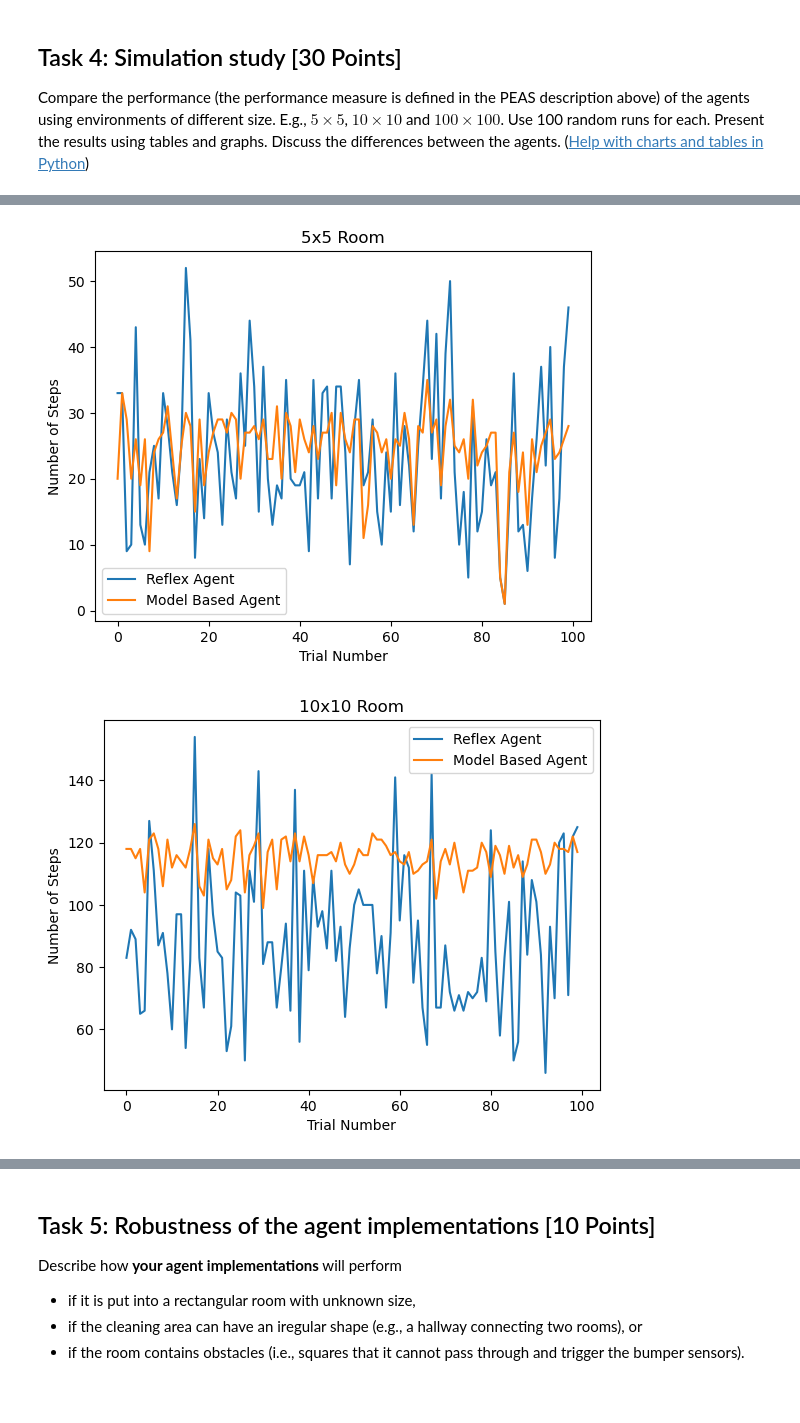
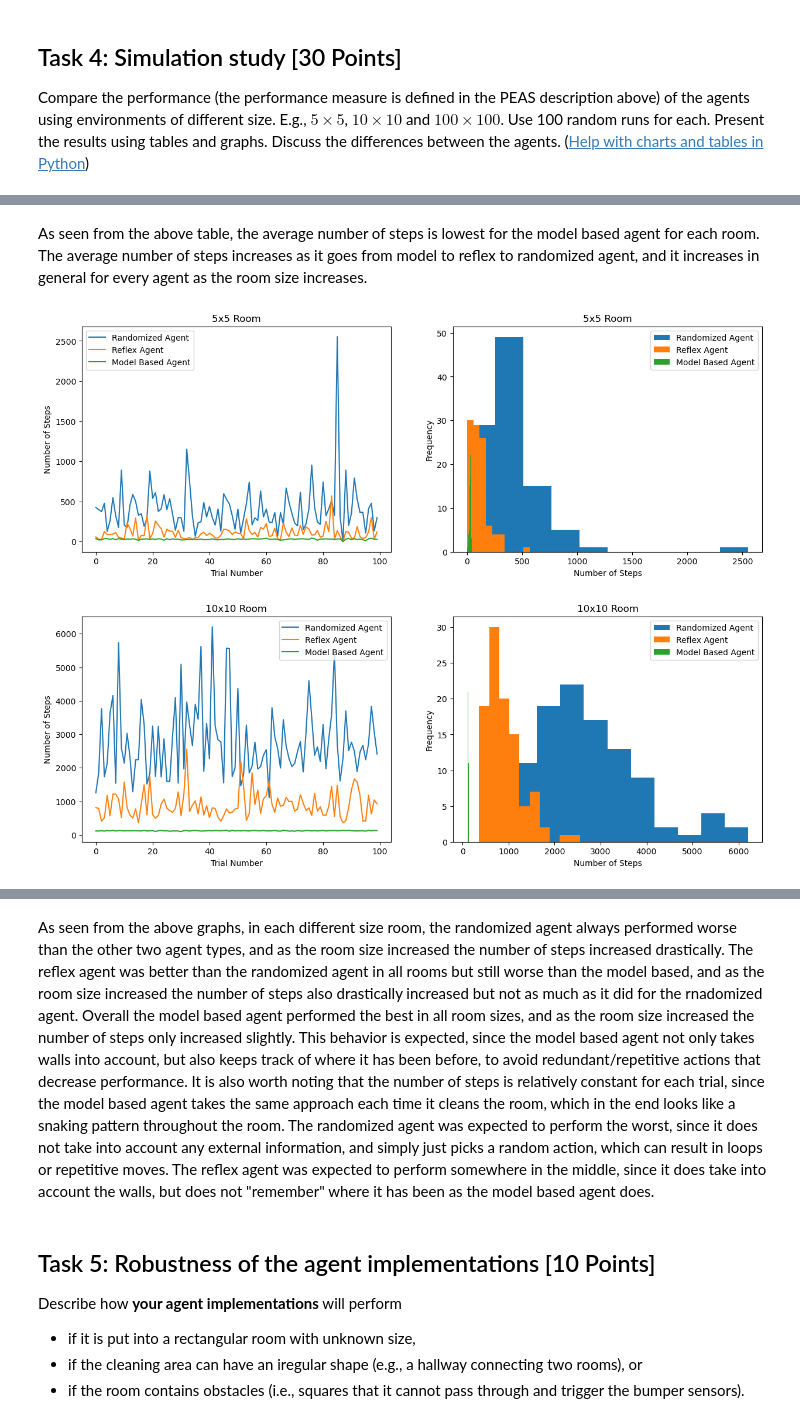
Before and after one commit to leilaniGegg/CS7320-ArtificialIntelligence, a Jupyter notebook: Assignment 2/robot_vacuum.ipynb, the cells around one changed output, grey strips where cells are left out. Saved outputs shown, nothing was run; the diff lists cells and outputs as text; code cells hidden in the pictures; blank space fills up the shorter version.

```diff
--- a/Assignment 2/robot_vacuum.ipynb
+++ b/Assignment 2/robot_vacuum.ipynb
@@ -312,9 +358,9 @@ for trial in range (100):
     room_1 = np.random.choice([1, 0], size=(room_size, room_size), p=[0.2, 0.8])
     room_2 = room_1.copy()
     room_3 = room_1.copy()
-    randomized_agent_steps_5.append(simulation_environment(simple_randomized_agent, room_1, False))
-    reflex_agent_steps_5.append(simulation_environment(simple_reflex_agent, room_2, False))
-    model_agent_steps_5.append(simulation_environment(smart_agent.search, room_3, False))
+    randomized_agent_steps_5.append(simulation_environment(simple_randomized_agent, room_1, False, room_size))
+    reflex_agent_steps_5.append(simulation_environment(simple_reflex_agent, room_2, False, room_size))
+    model_agent_steps_5.append(simulation_environment(smart_agent.search, room_3, False, room_size))
     smart_agent.reset() #reset the agent for the next trial
 
 #10x10 room
@@ -323,9 +369,9 @@ for trial in range (100):
     room_1 = np.random.choice([1, 0], size=(room_size, room_size), p=[0.2, 0.8])
     room_2 = room_1.copy()
     room_3 = room_1.copy()
-    randomized_agent_steps_10.append(simulation_environment(simple_randomized_agent, room_1, False))
-    reflex_agent_steps_10.append(simulation_environment(simple_reflex_agent, room_2, False))
-    model_agent_steps_10.append(simulation_environment(smart_agent.search, room_3, False))
+    randomized_agent_steps_10.append(simulation_environment(simple_randomized_agent, room_1, False, room_size))
+    reflex_agent_steps_10.append(simulation_environment(simple_reflex_agent, room_2, False, room_size))
+    model_agent_steps_10.append(simulation_environment(smart_agent.search, room_3, False, room_size))
     smart_agent.reset()
 
 #100x100 room
@@ -334,9 +380,9 @@ for trial in range (100):
     room_1 = np.random.choice([1, 0], size=(room_size, room_size), p=[0.2, 0.8])
     room_2 = room_1.copy()
     room_3 = room_1.copy()
-    randomized_agent_steps_100.append(simulation_environment(simple_randomized_agent, room_1, False))
-    reflex_agent_steps_100.append(simulation_environment(simple_reflex_agent, room_2, False))
-    model_agent_steps_100.append(simulation_environment(smart_agent.search, room_3, False))
+    randomized_agent_steps_100.append(simulation_environment(simple_randomized_agent, room_1, False, room_size))
+    reflex_agent_steps_100.append(simulation_environment(simple_reflex_agent, room_2, False, room_size))
+    model_agent_steps_100.append(simulation_environment(smart_agent.search, room_3, False, room_size))
     smart_agent.reset()
 # %%
 import pandas as pd
@@ -361,40 +402,71 @@ Add charts to compare the performance of the different agents.
+# %% [markdown]
+As seen from the above table, the average number of steps is lowest for the model based agent for each room. The average number of steps increases as it goes from model to reflex to randomized agent, and it increases in general for every agent as the room size increases.
 # %%
 # Your graphs and discussion of the results goes here
 import matplotlib.pyplot as plt
 
-# compare reflex agent and model based agent for each room size
 # 5x5 room
-plt.figure()
+plt.figure(figsize=(15,5))
+plt.subplot(1,2,1)
 plt.title("5x5 Room")
 plt.xlabel("Trial Number")
 plt.ylabel("Number of Steps")
 plt.plot(randomized_agent_steps_5, label = "Randomized Agent")
 plt.plot(reflex_agent_steps_5, label = "Reflex Agent")
 plt.plot(model_agent_steps_5, label = "Model Based Agent")
 plt.legend()
+
+plt.subplot(1,2,2)
+plt.title("5x5 Room")
+plt.xlabel("Number of Steps")
+plt.ylabel("Frequency")
+plt.hist(randomized_agent_steps_5, label = "Randomized Agent")
+plt.hist(reflex_agent_steps_5, label = "Reflex Agent")
+plt.hist(model_agent_steps_5, label = "Model Based Agent")
+plt.legend()
 plt.show()
 
 # 10x10 room
-plt.figure()
+plt.figure(figsize=(15,5))
+plt.subplot(1,2,1)
 plt.title("10x10 Room")
 plt.xlabel("Trial Number")
 plt.ylabel("Number of Steps")
 plt.plot(randomized_agent_steps_10, label = "Randomized Agent")
 plt.plot(reflex_agent_steps_10, label = "Reflex Agent")
 plt.plot(model_agent_steps_10, label = "Model Based Agent")
 plt.legend()
+
+plt.subplot(1,2,2)
+plt.title("10x10 Room")
+plt.xlabel("Number of Steps")
+plt.ylabel("Frequency")
+plt.hist(randomized_agent_steps_10, label = "Randomized Agent")
+plt.hist(reflex_agent_steps_10, label = "Reflex Agent")
+plt.hist(model_agent_steps_10, label = "Model Based Agent")
+plt.legend()
 plt.show()
 
 # 100x100 room
-plt.figure()
+plt.figure(figsize=(15,5))
+plt.subplot(1,2,1)
 plt.title("100x100 Room")
 plt.xlabel("Trial Number")
 plt.ylabel("Number of Steps")
 plt.plot(randomized_agent_steps_100, label = "Randomized Agent")
 plt.plot(reflex_agent_steps_100, label = "Reflex Agent")
 plt.plot(model_agent_steps_100, label = "Model Based Agent")
 plt.legend()
+
+plt.subplot(1,2,2)
+plt.title("100x100 Room")
+plt.xlabel("Number of Steps")
+plt.ylabel("Frequency")
+plt.hist(randomized_agent_steps_100, label = "Randomized Agent")
+plt.hist(reflex_agent_steps_100, label = "Reflex Agent")
+plt.hist(model_agent_steps_100, label = "Model Based Agent")
+plt.legend()
 plt.show()
 # %% [output]
-[figure, old version]
+[figure, new version]
-[figure, old version]
+[figure, new version]
@@ -402,3 +474,5 @@ plt.show()
+# %% [markdown]
+As seen from the above graphs, in each different size room, the randomized agent always performed worse than the other two agent types, and as the room size increased the number of steps increased drastically. The reflex agent was better than the randomized agent in all rooms but still worse than the model based, and as the room size increased the number of steps also drastically increased but not as much as it did for the rnadomized agent. Overall the model based agent performed the best in all room sizes, and as the room size increased the number of steps only increased slightly. This behavior is expected, since the model based agent not only takes walls into account, but also keeps track of where it has been before, to avoid redundant/repetitive actions that decrease performance. It is also worth noting that the number of steps is relatively constant for each trial, since the model based agent takes the same approach each time it cleans the room, which in the end looks like a snaking pattern throughout the room. The randomized agent was expected to perform the worst, since it does not take into account any external information, and simply just picks a random action, which can result in loops or repetitive moves. The reflex agent was expected to perform somewhere in the middle, since it does take into account the walls, but does not "remember" where it has been as the model based agent does.
 # %% [markdown]
 ## Task 5: Robustness of the agent implementations [10 Points]
 
```
Also changed, not shown: parts of 16 cells of this notebook.
